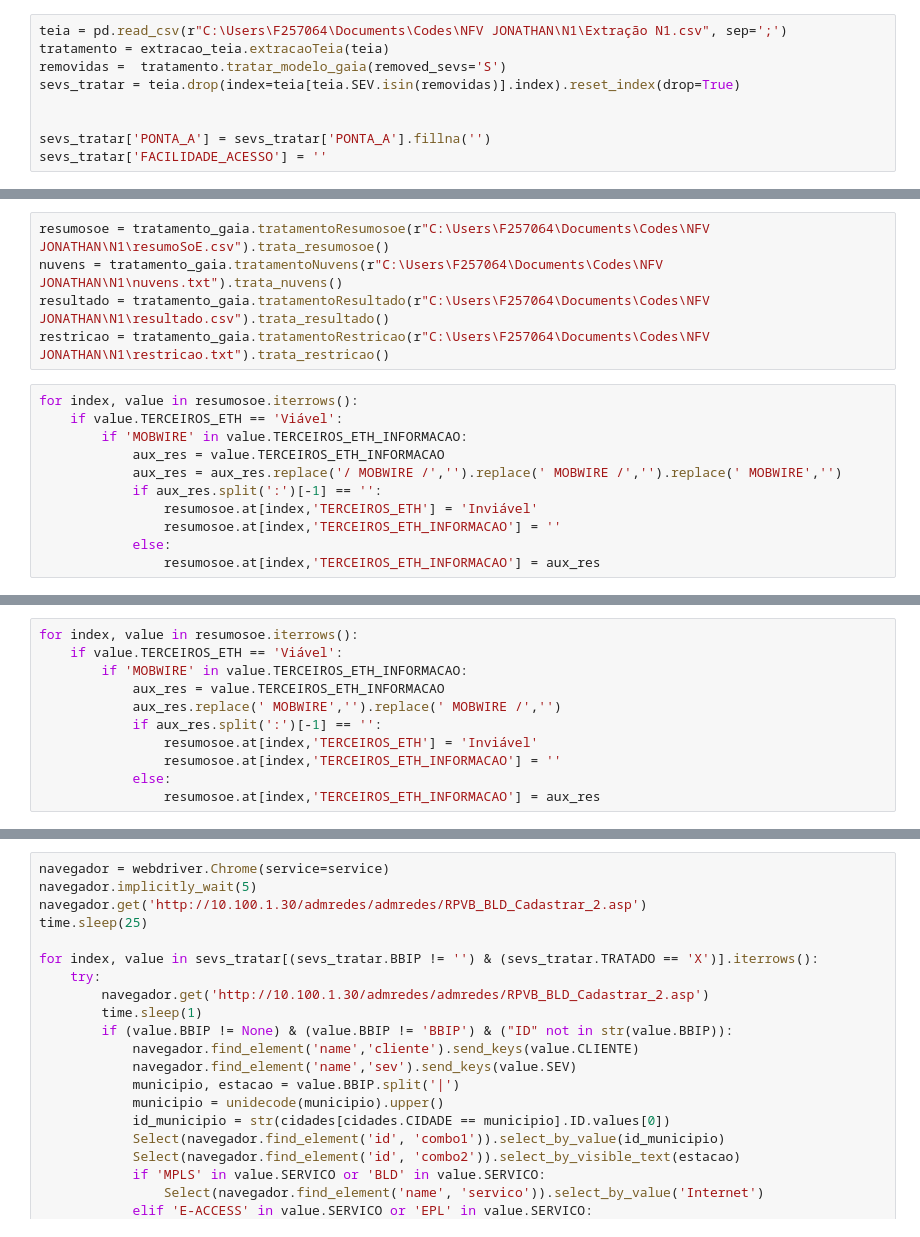
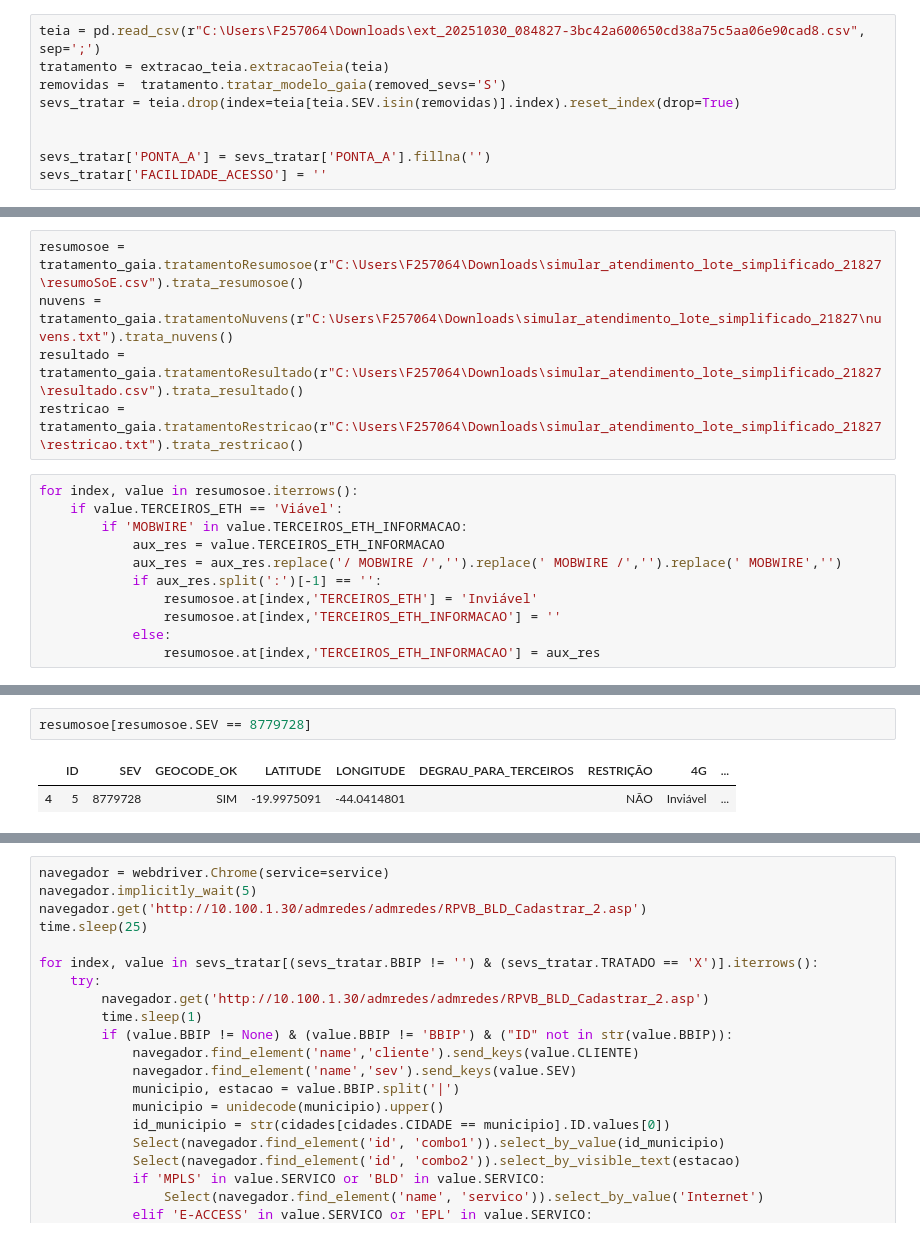
Before and after one commit to ImFelipeArantes/NEW_NFV, a Jupyter notebook: cobaia.ipynb, the cells around one changed output, grey strips where cells are left out. Drawn from its saved outputs; the diff is of its cells as text.

```diff
--- a/cobaia.ipynb
+++ b/cobaia.ipynb
@@ -58,7 +58,7 @@ fechamento_teia = pd.DataFrame(columns=['sequencial','latitude','longitude','uf'
 # facilidades = pd.read_excel('./arquivos/facilidades.xlsx').sort_values('PRIORIDADE',ascending=True).fillna('')
 facilidades = pd.read_excel('./arquivos/facilidades_tecnologia_prioridade.xlsx').sort_values('PRIORIDADE',ascending=True).fillna('')
 # %%
-teia = pd.read_csv(r"C:\Users\F257064\Documents\Codes\NFV JONATHAN\N1\Extração N1.csv", sep=';')
+teia = pd.read_csv(r"C:\Users\F257064\Downloads\ext_20251030_084827-3bc42a600650cd38a75c5aa06e90cad8.csv", sep=';')
 tratamento = extracao_teia.extracaoTeia(teia)
 removidas =  tratamento.tratar_modelo_gaia(removed_sevs='S')
 sevs_tratar = teia.drop(index=teia[teia.SEV.isin(removidas)].index).reset_index(drop=True)
@@ -108,8 +76,8 @@ sevs_tratar
 # %%
-resumosoe = tratamento_gaia.tratamentoResumosoe(r"C:\Users\F257064\Documents\Codes\NFV JONATHAN\N1\resumoSoE.csv").trata_resumosoe()
-nuvens = tratamento_gaia.tratamentoNuvens(r"C:\Users\F257064\Documents\Codes\NFV JONATHAN\N1\nuvens.txt").trata_nuvens()
-resultado = tratamento_gaia.tratamentoResultado(r"C:\Users\F257064\Documents\Codes\NFV JONATHAN\N1\resultado.csv").trata_resultado()
-restricao = tratamento_gaia.tratamentoRestricao(r"C:\Users\F257064\Documents\Codes\NFV JONATHAN\N1\restricao.txt").trata_restricao()
+resumosoe = tratamento_gaia.tratamentoResumosoe(r"C:\Users\F257064\Downloads\simular_atendimento_lote_simplificado_21827\resumoSoE.csv").trata_resumosoe()
+nuvens = tratamento_gaia.tratamentoNuvens(r"C:\Users\F257064\Downloads\simular_atendimento_lote_simplificado_21827\nuvens.txt").trata_nuvens()
+resultado = tratamento_gaia.tratamentoResultado(r"C:\Users\F257064\Downloads\simular_atendimento_lote_simplificado_21827\resultado.csv").trata_resultado()
+restricao = tratamento_gaia.tratamentoRestricao(r"C:\Users\F257064\Downloads\simular_atendimento_lote_simplificado_21827\restricao.txt").trata_restricao()
 # %%
 for index, value in resumosoe.iterrows():
     if value.TERCEIROS_ETH == 'Viável':
@@ -148,14 +92,3 @@ True
-# %%
-for index, value in resumosoe.iterrows():
-    if value.TERCEIROS_ETH == 'Viável':
-        if 'MOBWIRE' in value.TERCEIROS_ETH_INFORMACAO:
-            aux_res = value.TERCEIROS_ETH_INFORMACAO
-            aux_res.replace(' MOBWIRE','').replace(' MOBWIRE /','')
-            if aux_res.split(':')[-1] == '':
-                resumosoe.at[index,'TERCEIROS_ETH'] = 'Inviável'
-                resumosoe.at[index,'TERCEIROS_ETH_INFORMACAO'] = ''
-            else:
-                resumosoe.at[index,'TERCEIROS_ETH_INFORMACAO'] = aux_res
 # %%
 sevs_tratar = teia.drop(index=teia[teia.SEV.isin(removidas)].index).reset_index(drop=True)
 
@@ -616,0 +198,5 @@ PRECIFICANDO TERCEIROS
+# %%
+resumosoe[resumosoe.SEV == 8779728]
+# %% [output]
+|  | ID | SEV | GEOCODE_OK | LATITUDE | LONGITUDE | DEGRAU_PARA_TERCEIROS | RESTRIÇÃO | 4G | ... |
+| 4 | 5 | 8779728 | SIM | -19.9975091 | -44.0414801 |  | NÃO | Inviável | ... |
```
Also changed, not shown: parts of 7 cells of this notebook, 10 other files.
